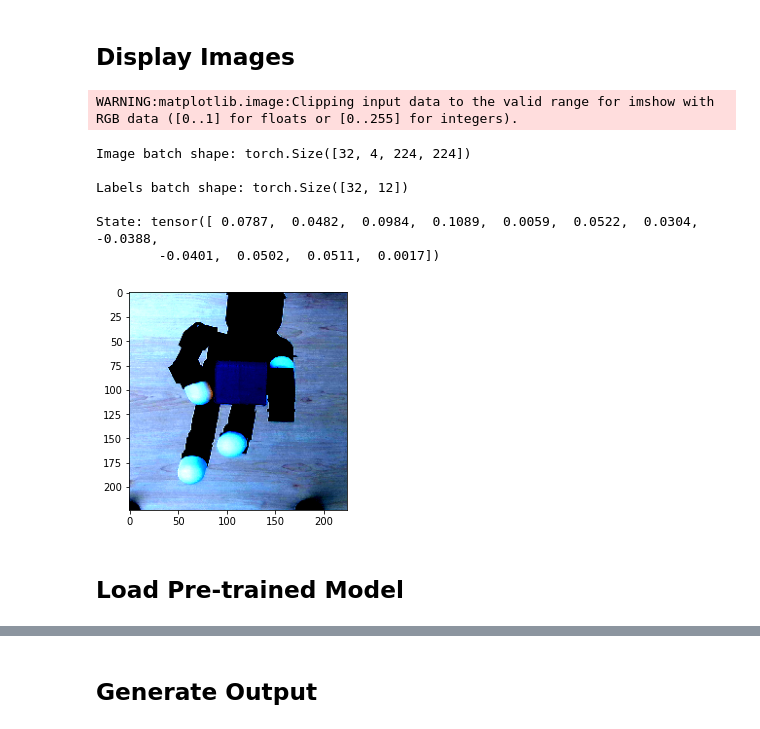
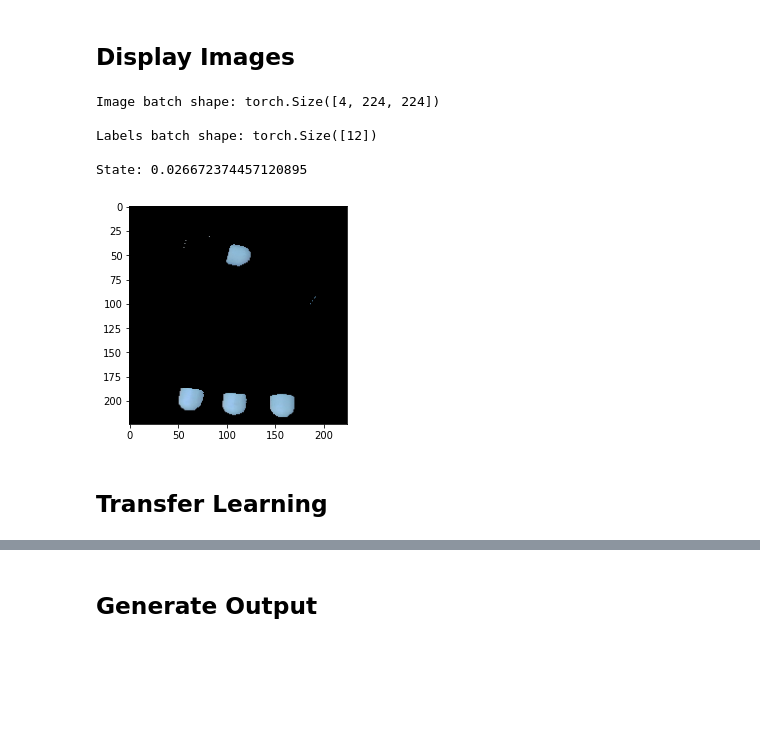
Before and after one commit to 86larryli/IML-RobotHand, a Jupyter notebook: iml_final_project_fall22.ipynb, the cells around one changed output, grey strips where cells are left out. Cells and saved outputs as stored; diff of their text form; code cells hidden in the pictures; blank space fills up the shorter version.

```diff
--- a/iml_final_project_fall22.ipynb
+++ b/iml_final_project_fall22.ipynb
@@ -162,7 +156,12 @@ class RobotHandDataset(Dataset):
         self.depth_images = X[1]
         self.file_ids = X[2]
 
-        self.view = 0 if 'top' else 1 if 'left' else 2
+        if view == 'top':
+            self.view = 0
+        elif view == 'left':
+            self.view = 1
+        else:
+            self.view = 2
 
         self.robot_states = self.robot_states = Y[0] if Y != None else None
 
@@ -180,20 +179,34 @@ class RobotHandDataset(Dataset):
         if self.robot_states != None:
             state = self.robot_states[idx]
 
-        if self.rgb_transform:
-            rgb_image = self.rgb_transform(rgb_image)
-
         if self.depth_transform:
             depth_image = self.depth_transform(depth_image)
+
+        if self.rgb_transform:
+            rgb_image = self.rgb_transform(x=rgb_image, depth_image=depth_image)
 
         if self.robot_states != None and self.target_transform:
             label = self.target_transform(label)
 
-        rgbd_image = torch.cat((rgb_image, torch.tensor(np.expand_dims(depth_image, 0))), 0)
+        rgbd_image = torch.cat((rgb_image, depth_image), 0)
 
         # rgbd_image = rgbd_image.permute(1, 2, 0)
 
         return rgbd_image.float(), state.float()
 # %% [markdown]
 ## Initialize Dataset and DataLoader
+# %%
+# # Calculate normalization metrics
+VIEW = 0
+
+mean_r = np.array(train_X[0][:, VIEW, 0, :, :].flatten() / 255).mean()
+mean_g = np.array(train_X[0][:, VIEW, 1, :, :].flatten() / 255).mean()
+mean_b = np.array(train_X[0][:, VIEW, 2, :, :].flatten() / 255).mean()
+
+std_r = np.array(train_X[0][:, VIEW, 0, :, :].flatten() / 255).std()
+std_g = np.array(train_X[0][:, VIEW, 1, :, :].flatten() / 255).std()
+std_b = np.array(train_X[0][:, VIEW, 2, :, :].flatten() / 255).std()
+
+mean_depth = np.array(train_X[1][:, VIEW, :, :].flatten() / 1000).mean()
+std_depth = np.array(train_X[1][:, VIEW, :, :].flatten() / 1000).std()
 # %%
@@ -231,22 +283,21 @@ Current device: cuda:0
 ## Display Images
 # %%
 # Display image and label.
-train_rgbd_images, train_states = next(iter(dataloaders["train"]))
+train_rgbd_images, train_states = datasets["train"].__getitem__(0)
 
 print(f"Image batch shape: {train_rgbd_images.size()}", "\n")
 print(f"Labels batch shape: {train_states.size()}", "\n")
 
 print(f"State: {train_states[0]}", "\n")
 
-img = train_rgbd_images[0][:3,:,:].permute(1, 2, 0).squeeze()
+img = train_rgbd_images[:3,:,:].permute(1, 2, 0).squeeze()
 plt.imshow(img)
+# plt.gcf().set_dpi(300)
 plt.show()
 # %% [output]
-WARNING:matplotlib.image:Clipping input data to the valid range for imshow with RGB data ([0..1] for floats or [0..255] for integers).
+Image batch shape: torch.Size([4, 224, 224])
+
+Labels batch shape: torch.Size([12])
+
+State: 0.026672374457120895
-Image batch shape: torch.Size([32, 4, 224, 224])
-
-Labels batch shape: torch.Size([32, 12])
-
-State: tensor([ 0.0787,  0.0482,  0.0984,  0.1089,  0.0059,  0.0522,  0.0304, -0.0388,
-        -0.0401,  0.0502,  0.0511,  0.0017])
-[figure, old version]
+[figure, new version]
@@ -269,3 +304,3 @@ State: tensor([ 0.0787,  0.0482,  0.0984,  0.1089,  0.0059,  0.0522,  0.0304, -0
-# %% [markdown]
-## Load Pre-trained Model
+# %% [markdown]
+## Transfer Learning
 # %%
```
Also changed, not shown: parts of 19 cells of this notebook, 3 other files.
